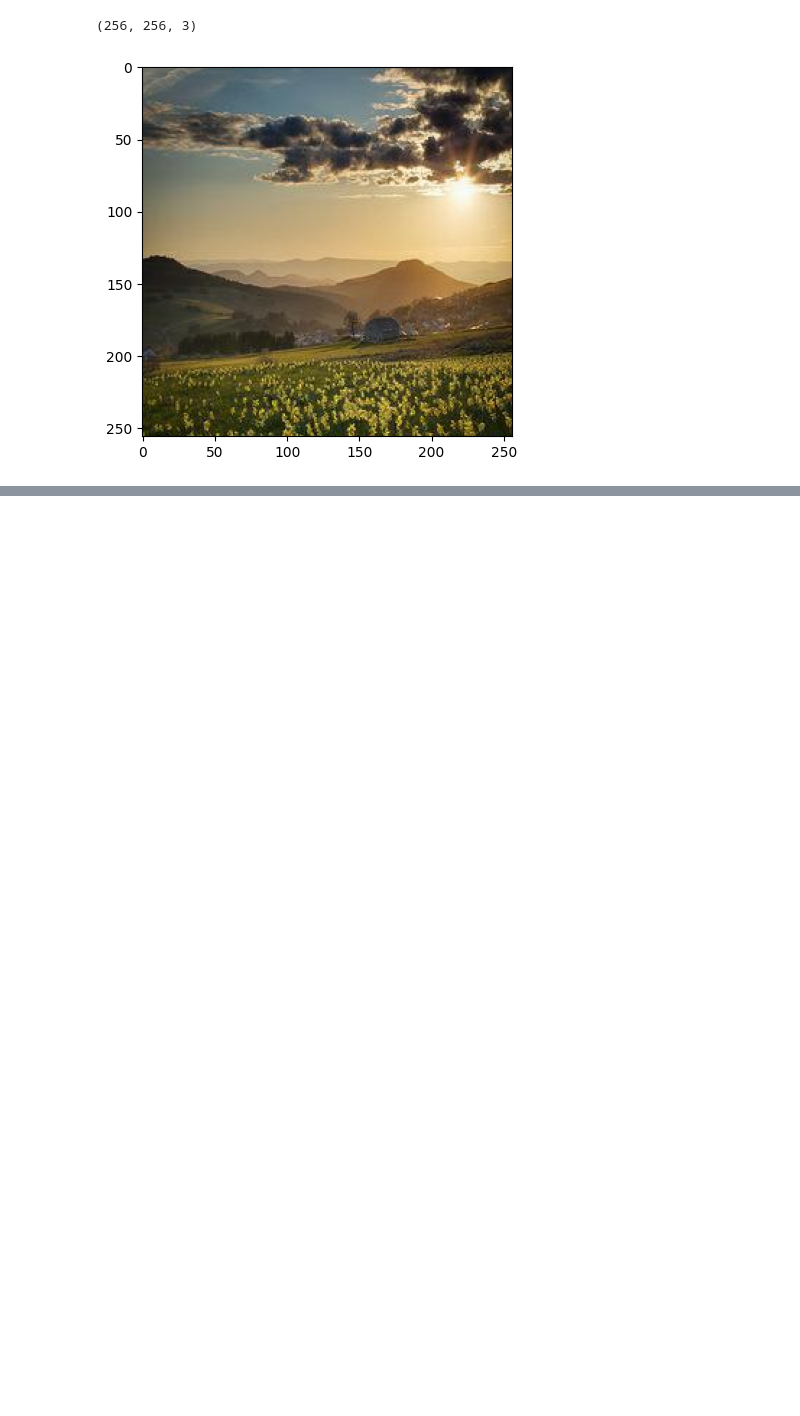
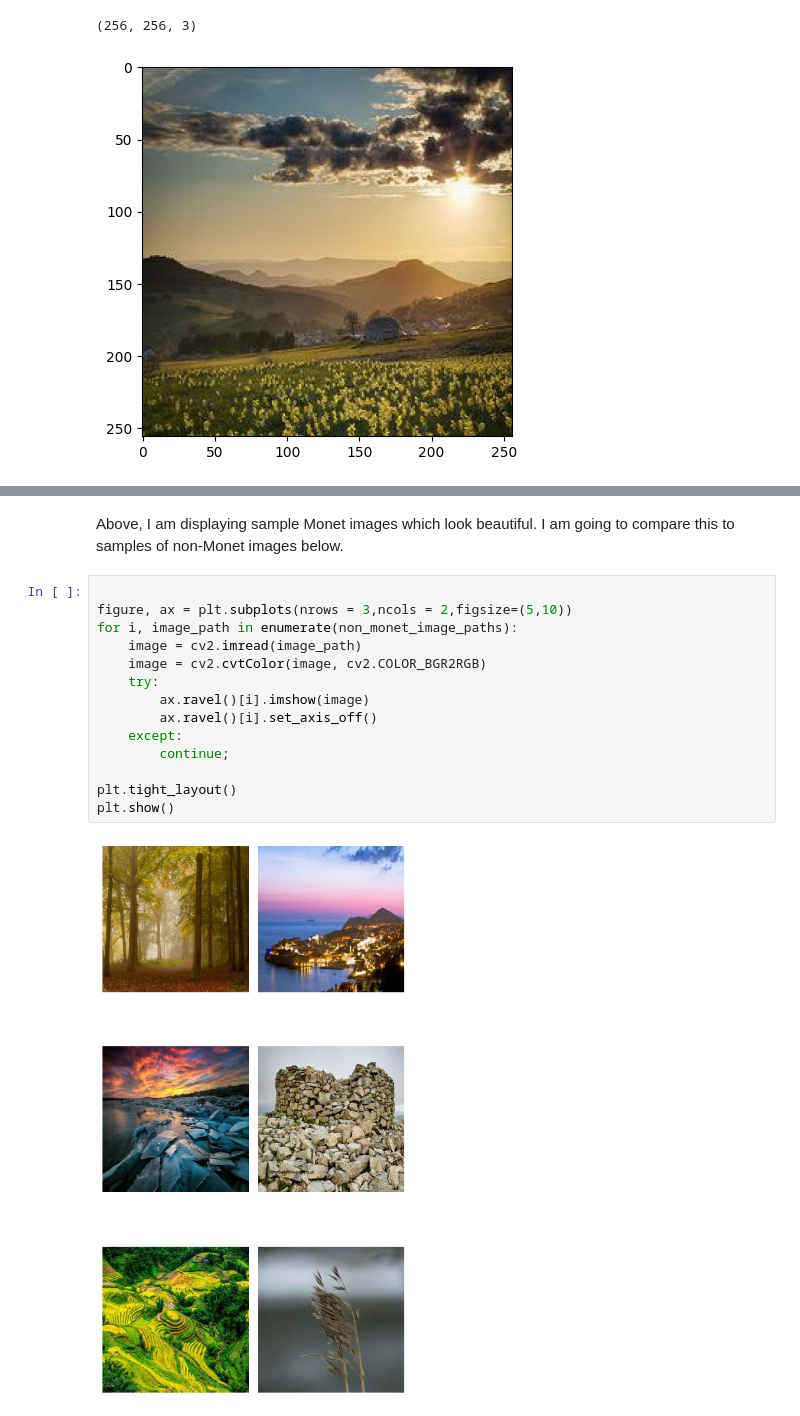
Before and after one commit to hkwan11/gan-monet-painting, a Jupyter notebook: maybe-i-paint-like-monet.ipynb, the cells around one changed output, grey strips where cells are left out. Cells and saved outputs as stored; diff of their text form; blank space fills up the shorter version.

```diff
--- a/maybe-i-paint-like-monet.ipynb
+++ b/maybe-i-paint-like-monet.ipynb
@@ -90,0 +149,18 @@ plt.show()
+# %% [markdown]
+Above, I am displaying sample Monet images which look beautiful. I am going to compare this to samples of non-Monet images below.
+# %%
+
+figure, ax = plt.subplots(nrows = 3,ncols = 2,figsize=(5,10))
+for i, image_path in enumerate(non_monet_image_paths):
+    image = cv2.imread(image_path)
+    image = cv2.cvtColor(image, cv2.COLOR_BGR2RGB)
+    try:
+        ax.ravel()[i].imshow(image)
+        ax.ravel()[i].set_axis_off()
+    except:
+        continue;
+
+plt.tight_layout()
+plt.show()
+# %% [output]
+[figure, added]
```
Also changed, not shown: parts of 9 cells of this notebook.
